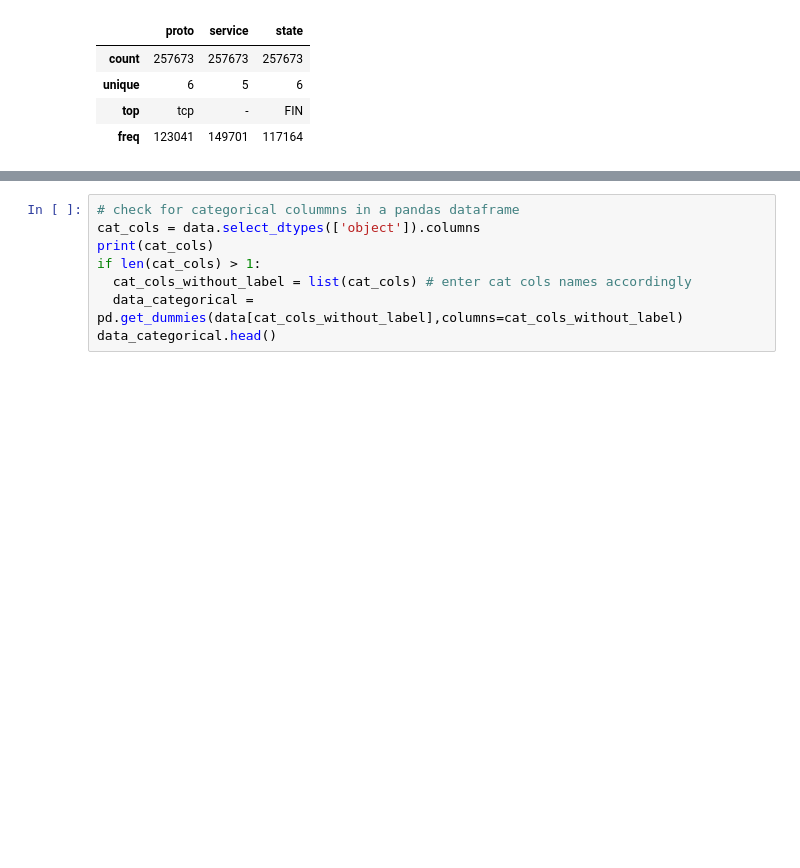
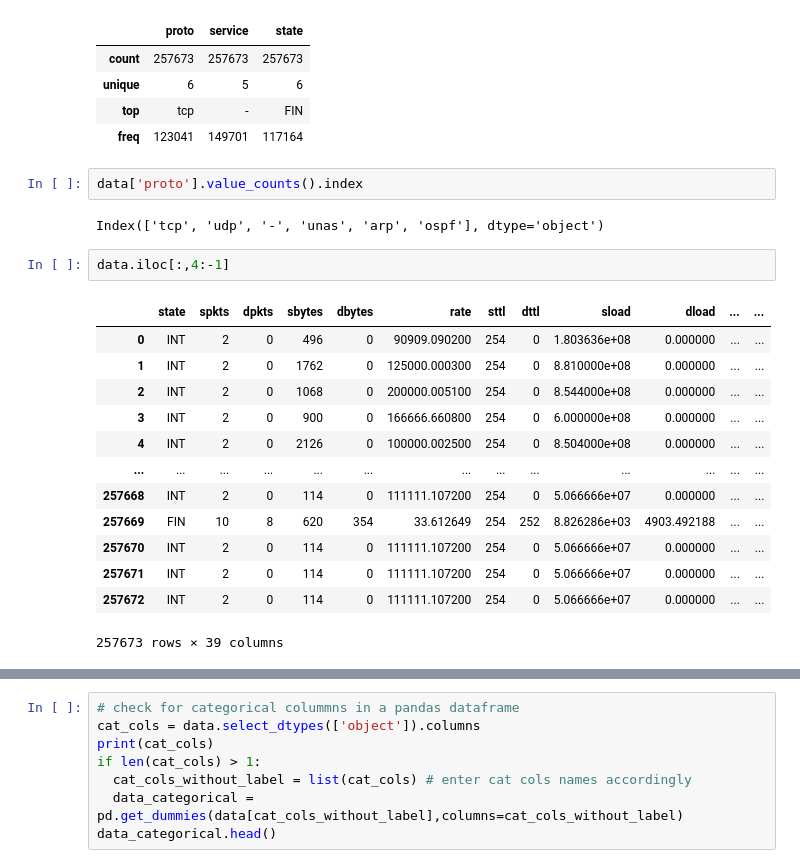
Before and after one commit to rahulyad011/intrusion-detection, a Jupyter notebook: Improved_NIDS1_UNSW_NB15_Data_preprocessing.ipynb, the cells around one changed output, grey strips where cells are left out. Saved outputs shown, nothing was run; the diff lists cells and outputs as text; blank space fills up the shorter version.

```diff
--- a/Improved_NIDS1_UNSW_NB15_Data_preprocessing.ipynb
+++ b/Improved_NIDS1_UNSW_NB15_Data_preprocessing.ipynb
@@ -252,3 +252,23 @@ df_cat.describe(include='all')
 | unique | 6 | 5 | 6 |
 | top | tcp | - | FIN |
 | freq | 123041 | 149701 | 117164 |
+# %%
+data['proto'].value_counts().index
+# %% [output]
+Index(['tcp', 'udp', '-', 'unas', 'arp', 'ospf'], dtype='object')
+# %%
+data.iloc[:,4:-1]
+# %% [output]
+|  | state | spkts | dpkts | sbytes | dbytes | rate | sttl | dttl | sload | dload | ... | ... |
+| 0 | INT | 2 | 0 | 496 | 0 | 90909.090200 | 254 | 0 | 1.803636e+08 | 0.000000 | ... | ... |
+| 1 | INT | 2 | 0 | 1762 | 0 | 125000.000300 | 254 | 0 | 8.810000e+08 | 0.000000 | ... | ... |
+| 2 | INT | 2 | 0 | 1068 | 0 | 200000.005100 | 254 | 0 | 8.544000e+08 | 0.000000 | ... | ... |
+| 3 | INT | 2 | 0 | 900 | 0 | 166666.660800 | 254 | 0 | 6.000000e+08 | 0.000000 | ... | ... |
+| 4 | INT | 2 | 0 | 2126 | 0 | 100000.002500 | 254 | 0 | 8.504000e+08 | 0.000000 | ... | ... |
+| ... | ... | ... | ... | ... | ... | ... | ... | ... | ... | ... | ... | ... |
+| 257668 | INT | 2 | 0 | 114 | 0 | 111111.107200 | 254 | 0 | 5.066666e+07 | 0.000000 | ... | ... |
+| 257669 | FIN | 10 | 8 | 620 | 354 | 33.612649 | 254 | 252 | 8.826286e+03 | 4903.492188 | ... | ... |
+| 257670 | INT | 2 | 0 | 114 | 0 | 111111.107200 | 254 | 0 | 5.066666e+07 | 0.000000 | ... | ... |
+| 257671 | INT | 2 | 0 | 114 | 0 | 111111.107200 | 254 | 0 | 5.066666e+07 | 0.000000 | ... | ... |
+| 257672 | INT | 2 | 0 | 114 | 0 | 111111.107200 | 254 | 0 | 5.066666e+07 | 0.000000 | ... | ... |
+257673 rows × 39 columns
```
Also changed, not shown: parts of 2 cells of this notebook.
